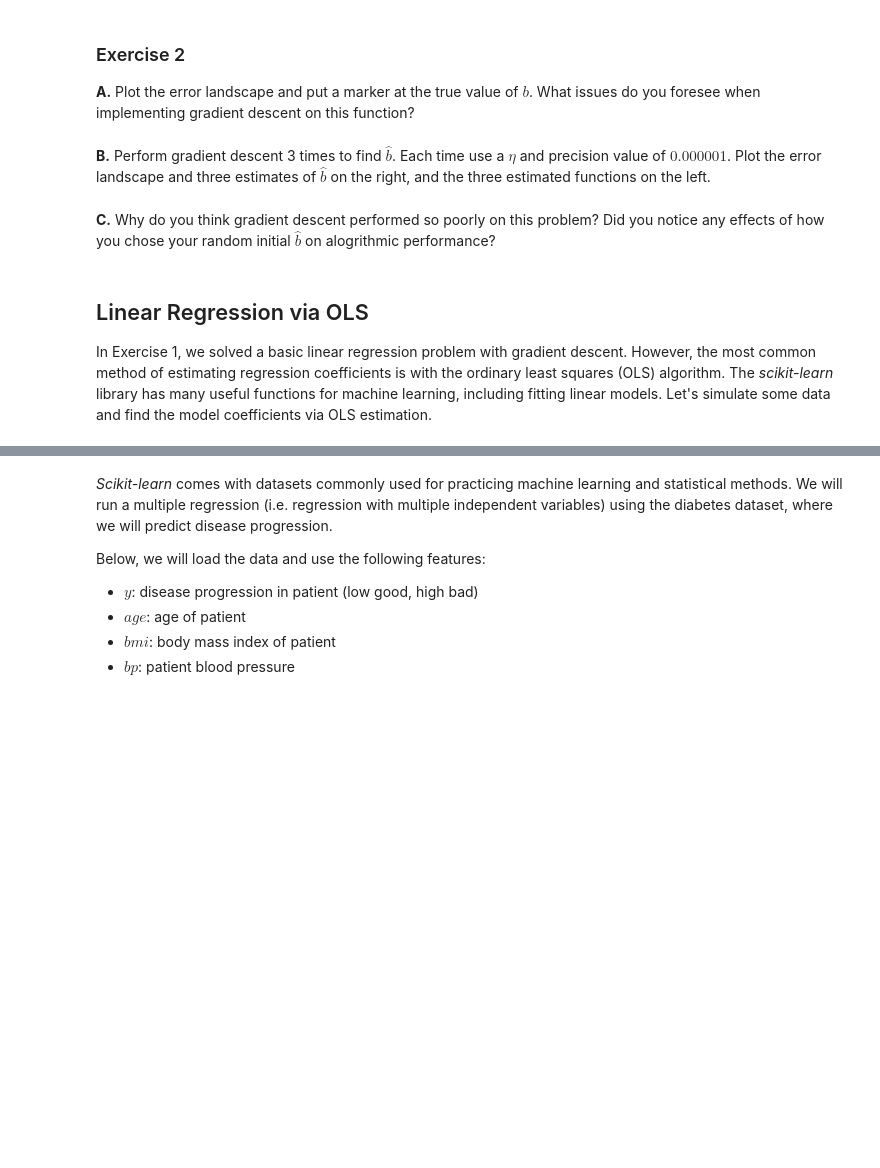
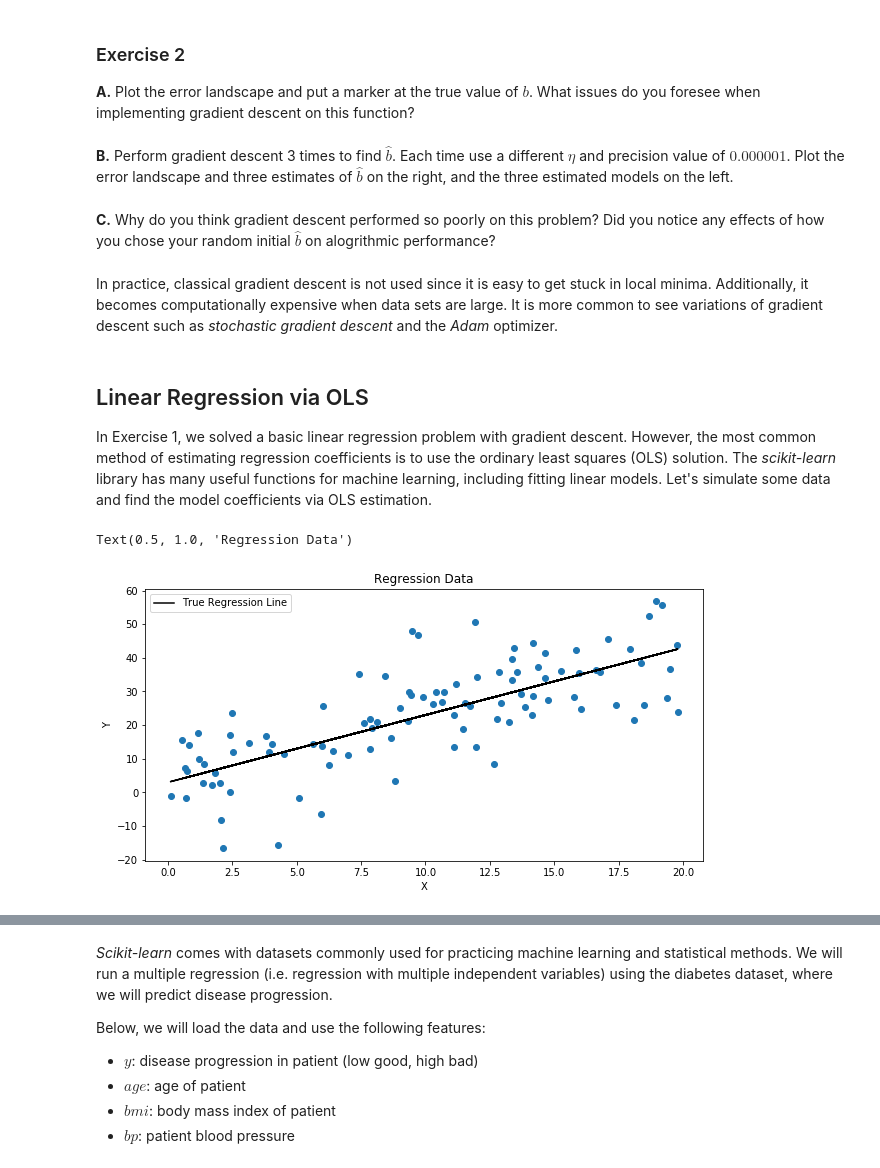
Before and after one commit to melizalab/comp-neurosci, a Jupyter notebook: 5-Machine-Learning.ipynb, the cells around one changed output, grey strips where cells are left out. Cells and saved outputs as stored; diff of their text form; code cells hidden in the pictures; blank space fills up the shorter version.

```diff
--- a/5-Machine-Learning.ipynb
+++ b/5-Machine-Learning.ipynb
@@ -179,24 +161,32 @@ def MSE_gradient(x,y,b_hat):
 ### Exercise 2
 **A.** Plot the error landscape and put a marker at the true value of $b$. What issues do you foresee when implementing gradient descent on this function?
 # %% [markdown]
-**B.** Perform gradient descent 3 times to find $\hat{b}$. Each time use a $\eta$ and precision value of $0.000001$. Plot the error landscape and three estimates of $\hat{b}$ on the right, and the three estimated functions on the left.
+**B.** Perform gradient descent 3 times to find $\hat{b}$. Each time use a different $\eta$ and precision value of $0.000001$. Plot the error landscape and three estimates of $\hat{b}$ on the right, and the three estimated models on the left.
 # %% [markdown]
 **C.** Why do you think gradient descent performed so poorly on this problem? Did you notice any effects of how you chose your random initial $\hat{b}$ on alogrithmic performance?
+# %% [markdown]
+In practice, classical gradient descent is not used since it is easy to get stuck in local minima. Additionally, it becomes computationally expensive when data sets are large. It is more common to see variations of gradient descent such as *stochastic gradient descent* and the *Adam* optimizer.
 # %% [markdown]
 ## Linear Regression via OLS
 
-In Exercise 1, we solved a basic linear regression problem with gradient descent. However, the most common method of estimating regression coefficients is with the ordinary least squares (OLS) algorithm. The *scikit-learn* library has many useful functions for machine learning, including fitting linear models. Let's simulate some data and find the model coefficients via OLS estimation.
+In Exercise 1, we solved a basic linear regression problem with gradient descent. However, the most common method of estimating regression coefficients is to use the ordinary least squares (OLS) solution. The *scikit-learn* library has many useful functions for machine learning, including fitting linear models. Let's simulate some data and find the model coefficients via OLS estimation.
 # %%
 x = np.random.uniform(0,20,100)
 b0 = 3 #intercept
 b1 = 2 #slope
 e = np.random.normal(0,10,len(x))
 y = b0+b1*x+e
+
+plt.figure(figsize = (10,5))
 plt.plot(x,y,'o')
-plt.plot(x,b0+b1*x,color = 'black') #True regression line
+plt.plot(x,b0+b1*x,color = 'black',label = 'True Regression Line')
 plt.xlabel("X")
 plt.ylabel("Y")
+plt.legend()
 plt.title("Regression Data")
+# %% [output]
+Text(0.5, 1.0, 'Regression Data')
+[figure, added]
 # %%
 X = x.reshape((-1,1)) #when only one independent variable, sklearn requires this reshaping
 model = LinearRegression().fit(X, y) #call linear regression from sklearn
```
Also changed, not shown: parts of 80 cells of this notebook.
